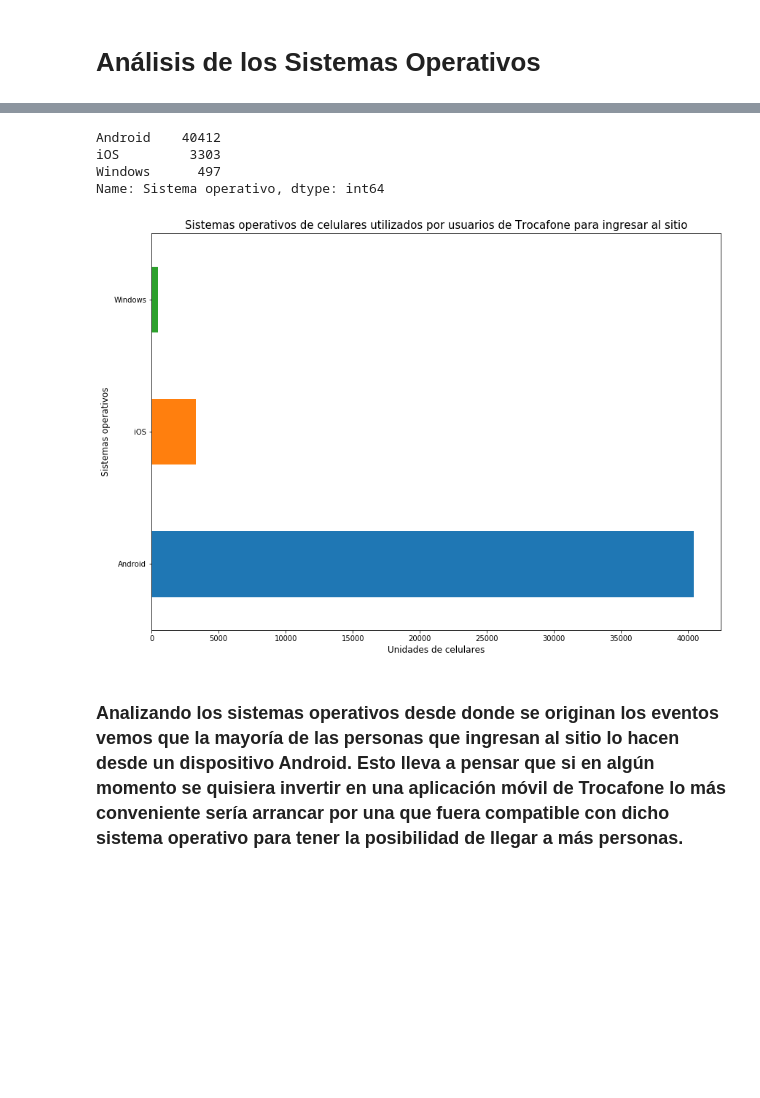
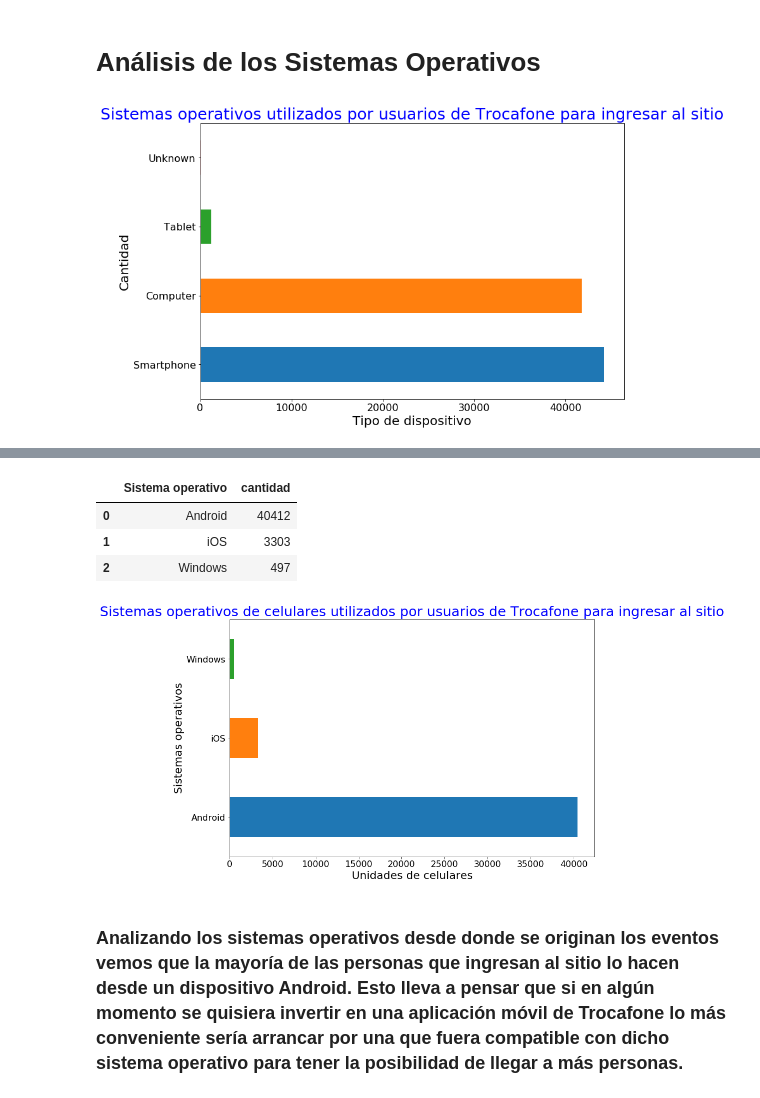
Before and after one commit to facundocenizo/datos_tp1, a Jupyter notebook: Análisis de los Sistemas Operativos.ipynb, the cells around one changed output, grey strips where cells are left out. Cells and saved outputs as stored; diff of their text form; code cells hidden in the pictures; blank space fills up the shorter version.

```diff
--- a/Análisis de los Sistemas Operativos.ipynb
+++ b/Análisis de los Sistemas Operativos.ipynb
@@ -1,11 +1,22 @@
 # %%
+import numpy as np
 import pandas as pd
 import matplotlib.pyplot as plt
-import seaborn as sns
+import matplotlib.cm as cm
+
 %matplotlib inline
 eventos = pd.read_csv("events.csv", low_memory=False)
-eventos["timestamp"] = pd.to_datetime(eventos["timestamp"])
-so = eventos["operating_system_version"].astype(str)
 # %% [markdown]
 # Análisis de los Sistemas Operativos
+# %%
+sisOp = eventos['device_type'].value_counts()
+sisOp.columns = ['Tipo de dispositivo','Cantidad']
+
+plotSisOp = sisOp.plot(kind="barh",figsize=(12,8), fontsize=16)
+plotSisOp.set_xlabel("Tipo de dispositivo",fontsize=20)
+plotSisOp.set_ylabel("Cantidad",fontsize=20)
+plotSisOp.set_title("Sistemas operativos utilizados por usuarios de Trocafone para ingresar al sitio", fontsize=25,color ="blue")
+plt.show()
+# %% [output]
+[figure, added]
 # %%
@@ -32,19 +44,21 @@ array(['Android 6', 'Android 5.1.1', 'Android 7.1.1', 'Android 7',
 # %%
 celulares = celulares.loc[celulares["operating_system_version"] != "Other "]
 celulares["Sistema operativo"] = celulares.apply( lambda x: str(x["operating_system_version"]).split()[0], axis = 1)
-celulares["Sistema operativo"].value_counts()
+sisOpCelulares = celulares["Sistema operativo"].value_counts().reset_index()
+sisOpCelulares.columns = ['Sistema operativo','cantidad']
+sisOpCelulares
 # %% [output]
-Android    40412
-iOS         3303
-Windows      497
-Name: Sistema operativo, dtype: int64
+|  | Sistema operativo | cantidad |
+| 0 | Android | 40412 |
+| 1 | iOS | 3303 |
+| 2 | Windows | 497 |
 # %%
-plot = celulares["Sistema operativo"].value_counts().plot(kind="barh",figsize=(14,10))
-plot.set_xlabel("Unidades de celulares",fontsize=12)
-plot.set_ylabel("Sistemas operativos",fontsize=12)
-plot.set_title("Sistemas operativos de celulares utilizados por usuarios de Trocafone para ingresar al sitio", fontsize=15,color ="black")
+plot = celulares["Sistema operativo"].value_counts().plot(kind="barh",figsize=(12,8), fontsize=16)
+plot.set_xlabel("Unidades de celulares",fontsize=20)
+plot.set_ylabel("Sistemas operativos",fontsize=20)
+plot.set_title("Sistemas operativos de celulares utilizados por usuarios de Trocafone para ingresar al sitio", fontsize=25,color ="blue")
 plt.show()
 # %% [output]
-[figure, old version]
+[figure, new version]
 # %% [markdown]
 ### Analizando los sistemas operativos desde donde se originan los eventos vemos que la mayoría de las personas que ingresan al sitio lo hacen desde un dispositivo Android. Esto lleva a pensar que si en algún momento se quisiera invertir en una aplicación móvil de Trocafone lo más conveniente sería arrancar por una que fuera compatible con dicho sistema operativo para tener la posibilidad de llegar a más personas.
```
Also changed, not shown: parts of 4 cells of this notebook.
